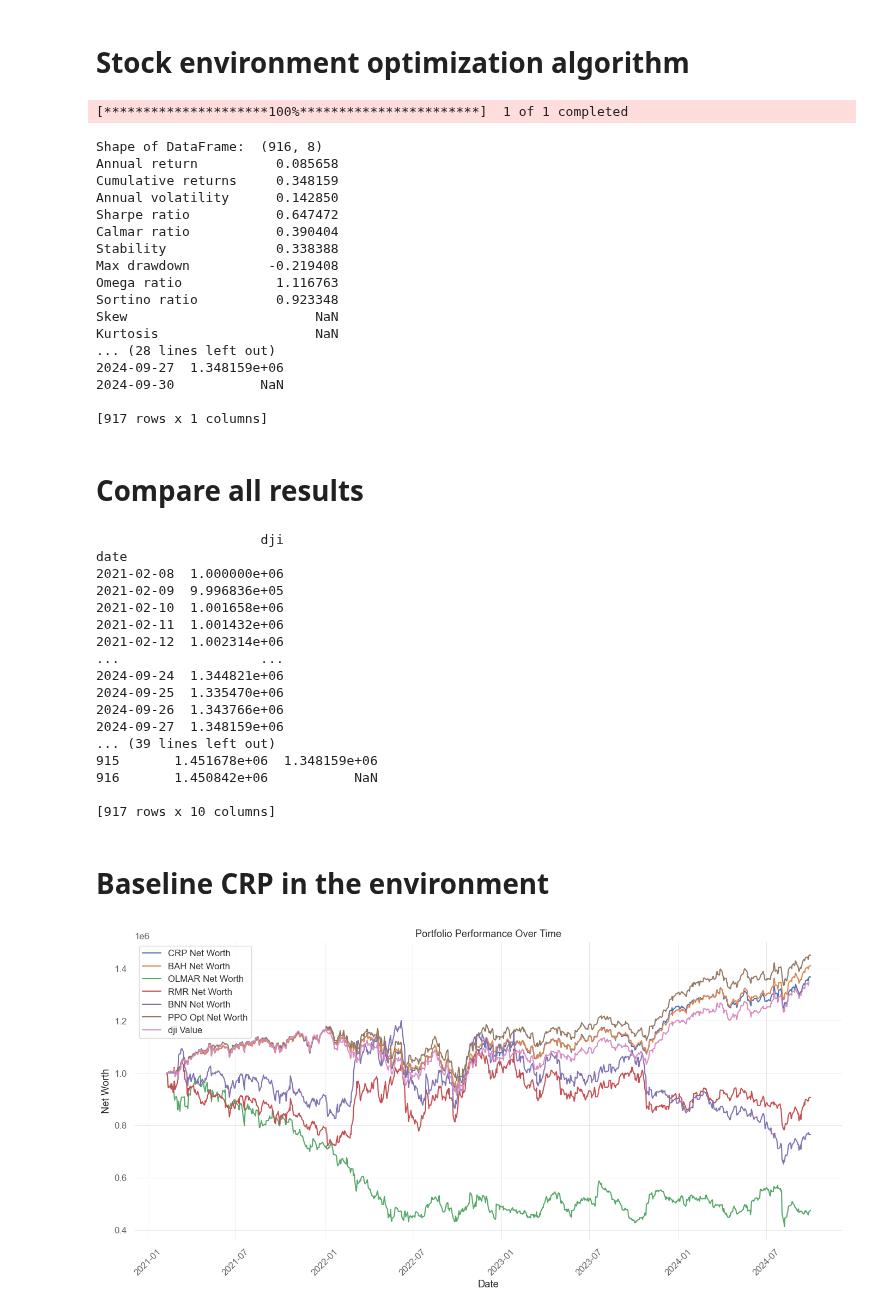
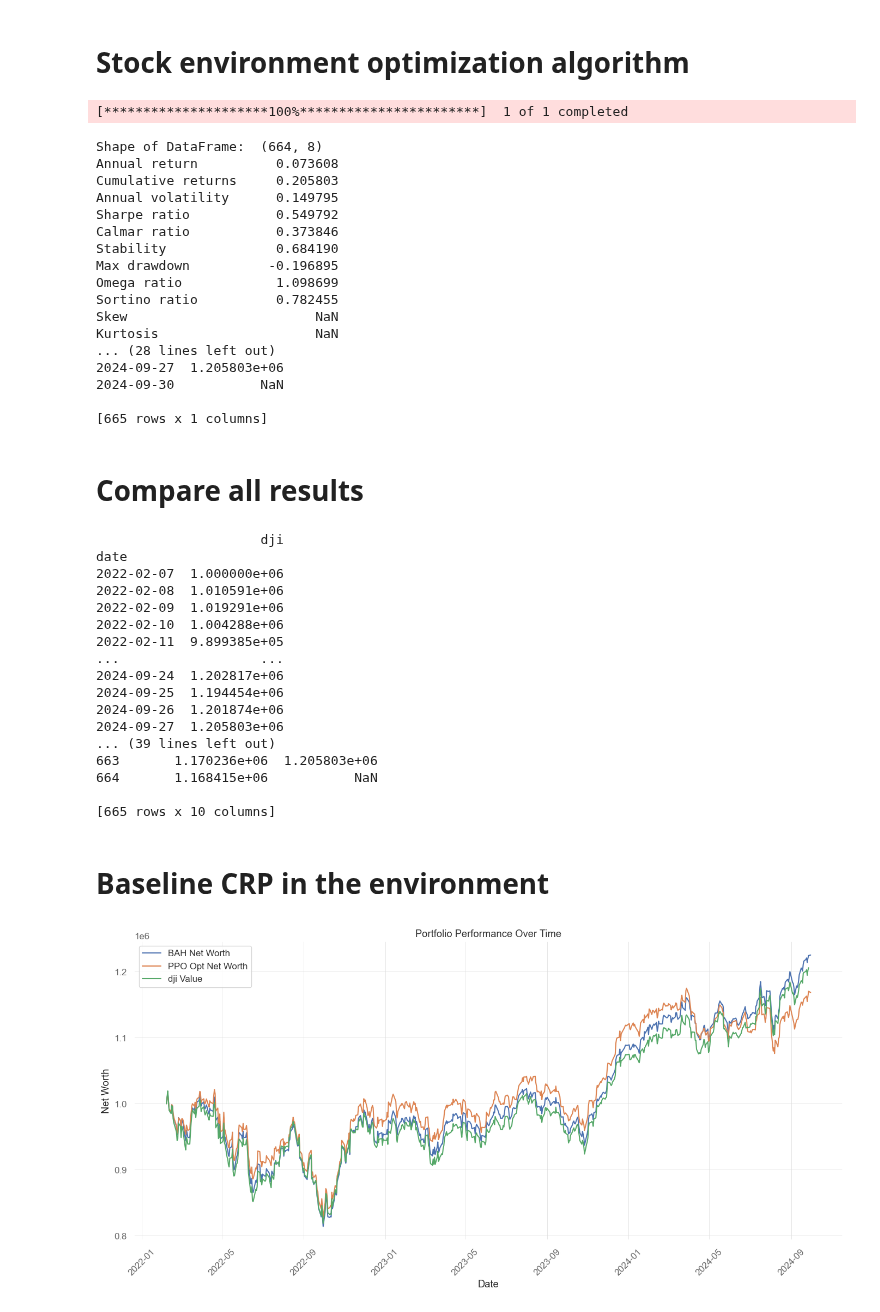
Before and after one commit to flpymonkey/Thesis, a Jupyter notebook: RL_Backtesting_OOS.ipynb, the cells around one changed output. Saved outputs shown, nothing was run; the diff lists cells and outputs as text; code cells hidden in the pictures.

```diff
--- a/RL_Backtesting_OOS.ipynb
+++ b/RL_Backtesting_OOS.ipynb
@@ -17,7 +17,7 @@ COMMISSION_FEE_PERCENT = 0.001
 INITIAL_CASH = 1000000
 
 
-TEST_START_DATE = '2021-01-01'
+TEST_START_DATE = '2022-01-01'
 TEST_END_DATE = '2024-10-01'
 
 # Backtest the results
@@ -684,23 +690,23 @@ df_dji = df_dji.set_index(df_dji.columns[0])
 print("df_dji: ", df_dji)
 # %% [output]
 [*********************100%***********************]  1 of 1 completed
-Shape of DataFrame:  (916, 8)
-Annual return          0.085658
-Cumulative returns     0.348159
-Annual volatility      0.142850
-Sharpe ratio           0.647472
-Calmar ratio           0.390404
-Stability              0.338388
-Max drawdown          -0.219408
-Omega ratio            1.116763
-Sortino ratio          0.923348
+Shape of DataFrame:  (664, 8)
+Annual return          0.073608
+Cumulative returns     0.205803
+Annual volatility      0.149795
+Sharpe ratio           0.549792
+Calmar ratio           0.373846
+Stability              0.684190
+Max drawdown          -0.196895
+Omega ratio            1.098699
+Sortino ratio          0.782455
 Skew                        NaN
 Kurtosis                    NaN
 ... (28 lines left out)
-2024-09-27  1.348159e+06
+2024-09-27  1.205803e+06
 2024-09-30           NaN
 
-[917 rows x 1 columns]
+[665 rows x 1 columns]
 # %% [markdown]
 # Compare all results
 # %%
@@ -755,57 +761,57 @@ print(merged_df)
 # %% [output]
                      dji
 date
-2021-02-08  1.000000e+06
-2021-02-09  9.996836e+05
-2021-02-10  1.001658e+06
-2021-02-11  1.001432e+06
-2021-02-12  1.002314e+06
+2022-02-07  1.000000e+06
+2022-02-08  1.010591e+06
+2022-02-09  1.019291e+06
+2022-02-10  1.004288e+06
+2022-02-11  9.899385e+05
 ...                  ...
-2024-09-24  1.344821e+06
-2024-09-25  1.335470e+06
-2024-09-26  1.343766e+06
-2024-09-27  1.348159e+06
+2024-09-24  1.202817e+06
+2024-09-25  1.194454e+06
+2024-09-26  1.201874e+06
+2024-09-27  1.205803e+06
 ... (39 lines left out)
-915       1.451678e+06  1.348159e+06
-916       1.450842e+06           NaN
+663       1.170236e+06  1.205803e+06
+664       1.168415e+06           NaN
 
-[917 rows x 10 columns]
+[665 rows x 10 columns]
 # %% [markdown]
 # Baseline CRP in the environment
 # %%
 # Use the correct backend for Jupyter
 %matplotlib inline
 import matplotlib.pyplot as plt
 
 # TODO make sure all dates line up, fix CRP and OLMAR
 
 # Plot the DataFrame
 plt.figure(figsize=(14, 7))
 # plt.plot(merged_df['Date'], merged_df['bcrp_opt_net_worth'], label='BCRP Net Worth')
 # plt.plot(merged_df['Date'], merged_df['CRP_net_worth'], label='CRP Net Worth')# CRP and Opt net worth are basically on the same line
-plt.plot(merged_df['Date'], merged_df['crp_opt_net_worth'], label='CRP Net Worth')
+# plt.plot(merged_df['Date'], merged_df['crp_opt_net_worth'], label='CRP Net Worth')
 plt.plot(merged_df['Date'], merged_df['bah_opt_net_worth'], label='BAH Net Worth')
-plt.plot(merged_df['Date'], merged_df['olmar_opt_net_worth'], label='OLMAR Net Worth')
-plt.plot(merged_df['Date'], merged_df['rmr_opt_net_worth'], label='RMR Net Worth')
-plt.plot(merged_df['Date'], merged_df['bnn_opt_net_worth'], label='BNN Net Worth')
+# plt.plot(merged_df['Date'], merged_df['olmar_opt_net_worth'], label='OLMAR Net Worth')
+# plt.plot(merged_df['Date'], merged_df['rmr_opt_net_worth'], label='RMR Net Worth')
+# plt.plot(merged_df['Date'], merged_df['bnn_opt_net_worth'], label='BNN Net Worth')
 
 
 # plt.plot(merged_df['Date'], merged_df['opt_net_worth'], label='Opt Net Worth')
 plt.plot(merged_df['Date'], merged_df['ppo_opt_net_worth'], label='PPO Opt Net Worth')
 # plt.plot(merged_df['Date'], merged_df['ppo_value'], label='PPO Value')
 # plt.plot(merged_df['Date'], merged_df['td3_value'], label='TD3 Value')
 # plt.plot(merged_df['Date'], merged_df['a2c_value'], label='A2C Value')
 plt.plot(merged_df['Date'], merged_df['dji'], label='dji Value')
 plt.xlabel('Date')
 plt.ylabel('Net Worth')
 plt.title('Portfolio Performance Over Time')
 plt.legend()
 plt.xticks(rotation=45)
 plt.grid(True)
 plt.tight_layout()
 plt.show()
 # %% [output]
-[figure, old version]
+[figure, new version]
 # %%
 import pprint
 
```
Also changed, not shown: parts of 21 cells of this notebook, 53 other files.
